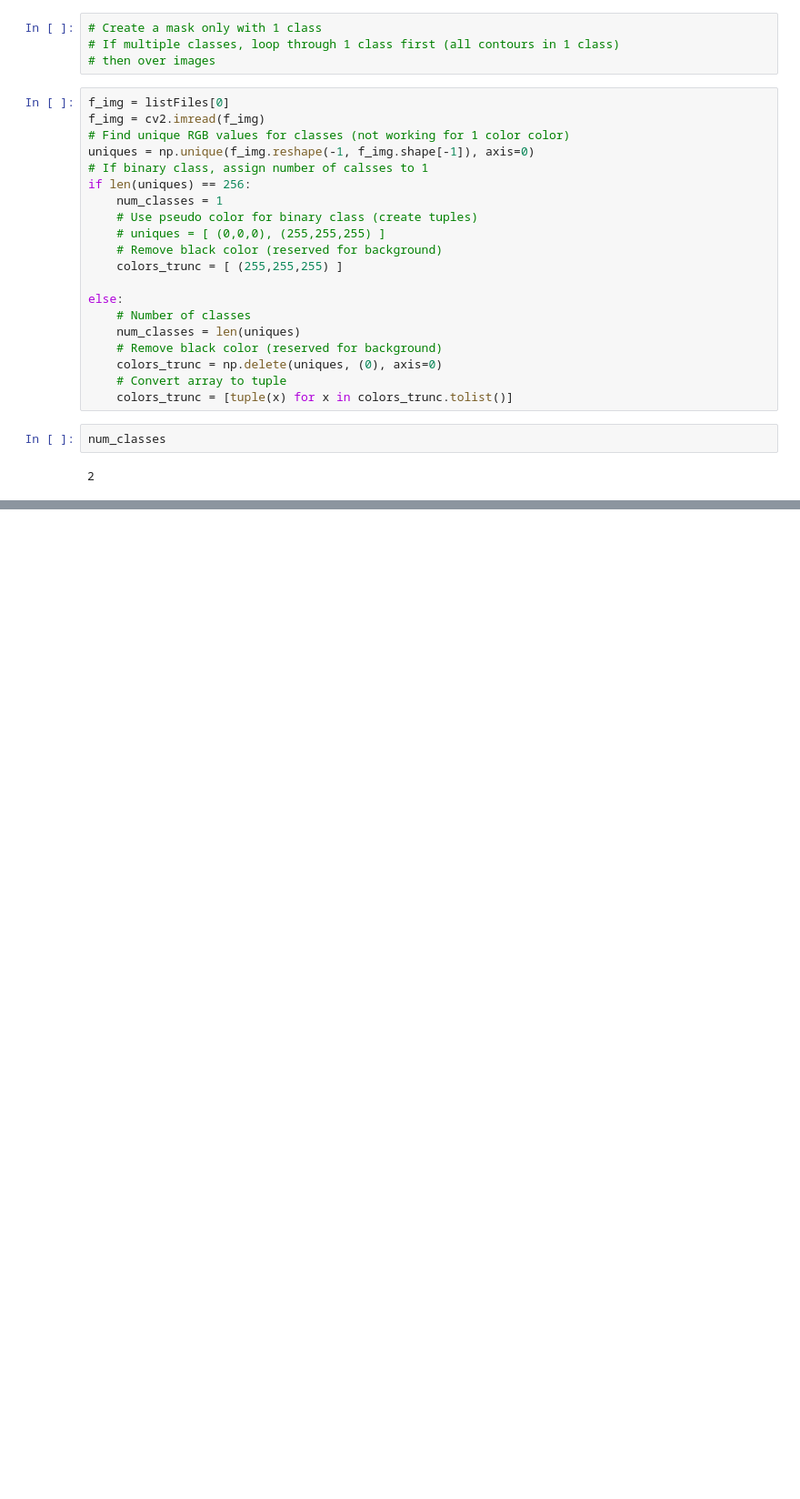
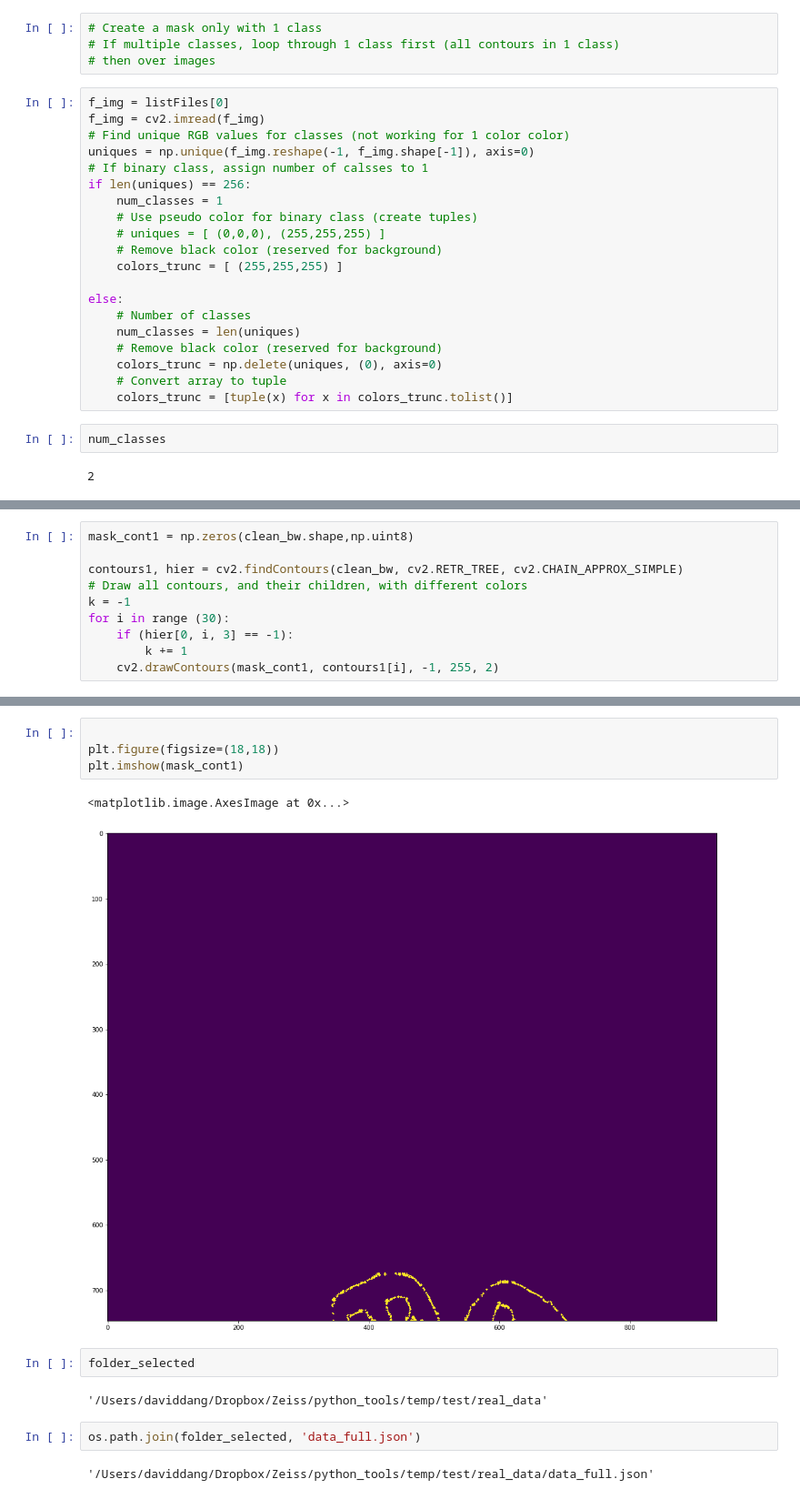
Before and after one commit to DavDang/python_tools, a Jupyter notebook: semanticLabel2JSON.ipynb, the cells around one changed output, grey strips where cells are left out. Shown: that part at 91% size. Cells and saved outputs as stored; diff of their text form; blank space fills up the shorter version.

```diff
--- a/semanticLabel2JSON.ipynb
+++ b/semanticLabel2JSON.ipynb
@@ -219,0 +230,10 @@ Output: ##### JSON-file completed. #####
+# %%
+mask_cont1 = np.zeros(clean_bw.shape,np.uint8)
+
+contours1, hier = cv2.findContours(clean_bw, cv2.RETR_TREE, cv2.CHAIN_APPROX_SIMPLE)
+# Draw all contours, and their children, with different colors
+k = -1
+for i in range (30):
+    if (hier[0, i, 3] == -1):
+        k += 1
+    cv2.drawContours(mask_cont1, contours1[i], -1, 255, 2)
@@ -219,0 +260,15 @@ Output: ##### JSON-file completed. #####
+# %%
+
+plt.figure(figsize=(18,18))
+plt.imshow(mask_cont1)
+# %% [output]
+<matplotlib.image.AxesImage at 0x...>
+[figure, added]
+# %%
+folder_selected
+# %% [output]
+'/Users/daviddang/Dropbox/Zeiss/python_tools/temp/test/real_data'
+# %%
+os.path.join(folder_selected, 'data_full.json')
+# %% [output]
+'/Users/daviddang/Dropbox/Zeiss/python_tools/temp/test/real_data/data_full.json'
```
Also changed, not shown: parts of 17 cells of this notebook.
